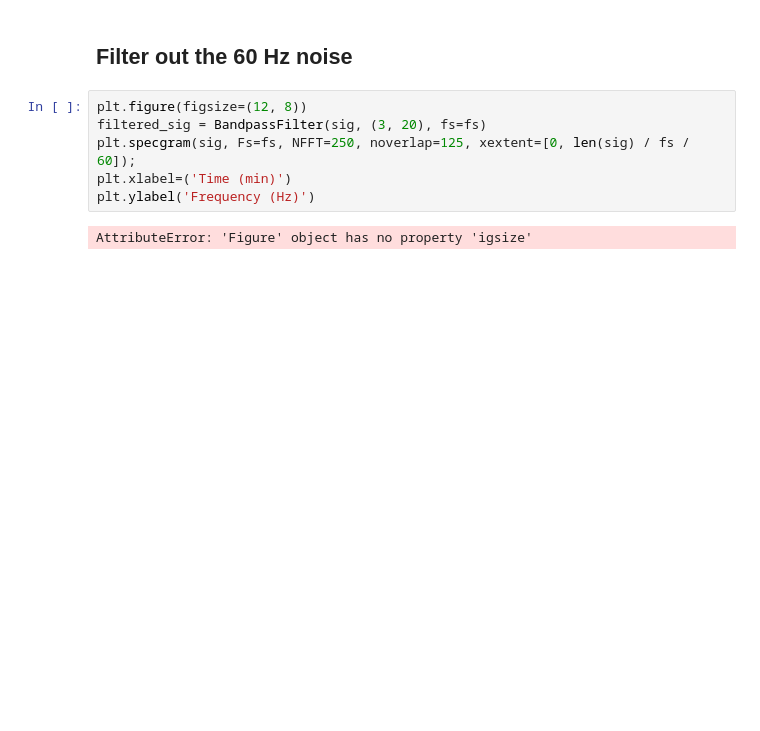
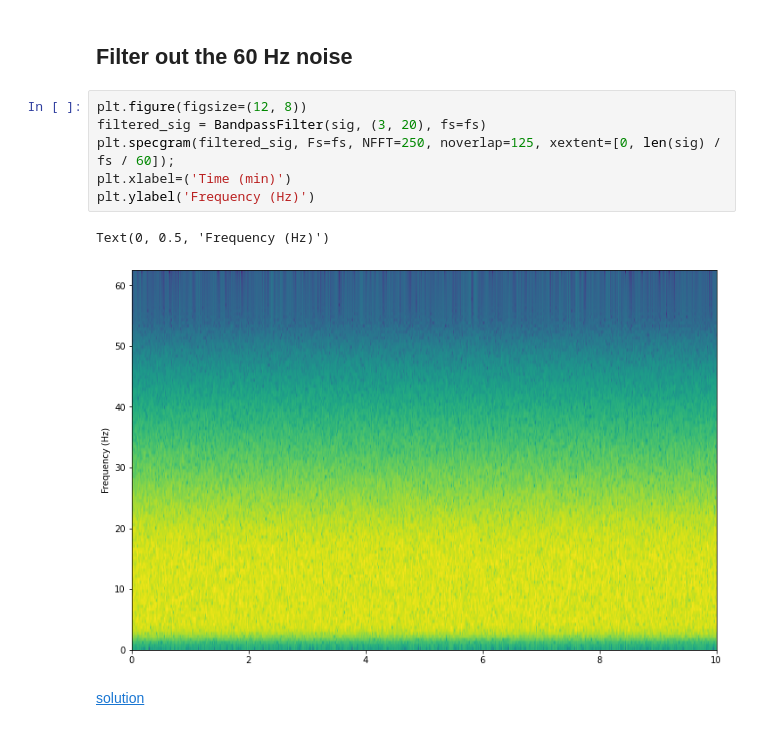
Before and after one commit to masinde70/AI-for-HealthCare, a Jupyter notebook: HealthAI/wearables/DigitalSignals/fourier-transform-I/Spectrograms.ipynb, the cells around one changed output. Saved outputs shown, nothing was run; the diff lists cells and outputs as text; blank space fills up the shorter version.

```diff
--- a/HealthAI/wearables/DigitalSignals/fourier-transform-I/Spectrograms.ipynb
+++ b/HealthAI/wearables/DigitalSignals/fourier-transform-I/Spectrograms.ipynb
@@ -57,8 +57,11 @@ When does the 60 Hz noise show up? Give in a minute range (e.g., 5:00 to 6:00)
 # %%
 plt.figure(figsize=(12, 8))
 filtered_sig = BandpassFilter(sig, (3, 20), fs=fs)
-plt.specgram(sig, Fs=fs, NFFT=250, noverlap=125, xextent=[0, len(sig) / fs / 60]);
+plt.specgram(filtered_sig, Fs=fs, NFFT=250, noverlap=125, xextent=[0, len(sig) / fs / 60]);
 plt.xlabel=('Time (min)')
 plt.ylabel('Frequency (Hz)')
 # %% [output]
-AttributeError: 'Figure' object has no property 'igsize'
+Text(0, 0.5, 'Frequency (Hz)')
+[figure, added]
+# %% [markdown]
+[solution](https://www.youtube.com/watch?v=lhfTPWIkn28&t=12s&ab_channel=Udacity)
```
Also changed, not shown: parts of 2 cells of this notebook.
